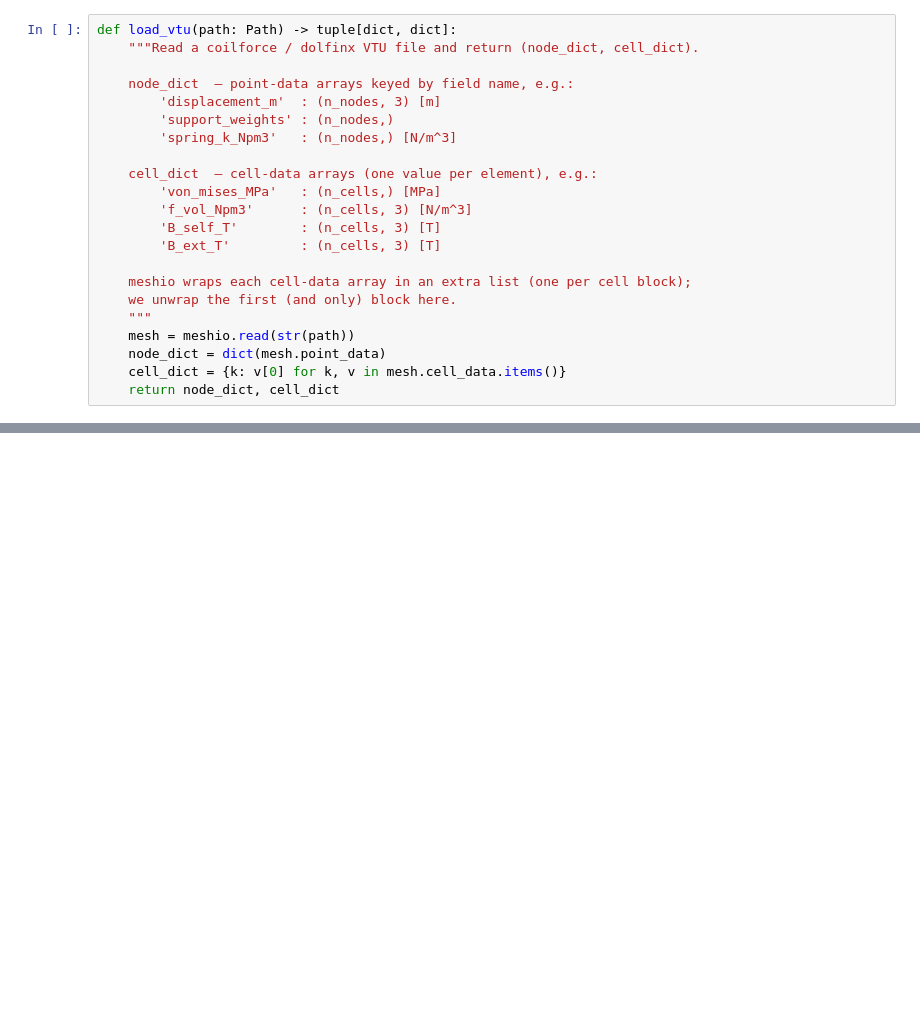
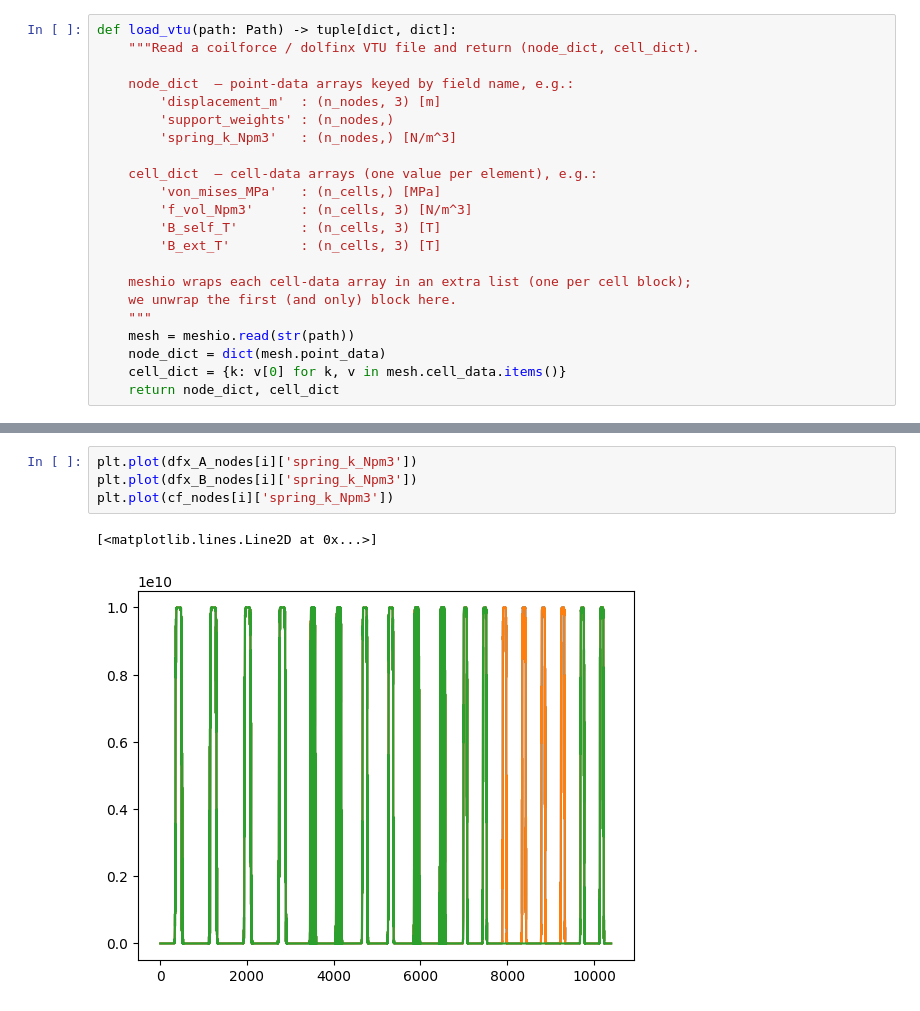
Before and after one commit to lankef/fem-data, a Jupyter notebook: w7x-convergence/plotting.ipynb, the cells around one changed output, grey strips where cells are left out. Drawn from its saved outputs; the diff is of its cells as text; blank space fills up the shorter version.

```diff
--- a/w7x-convergence/plotting.ipynb
+++ b/w7x-convergence/plotting.ipynb
@@ -120,0 +128,7 @@ plt.plot(cf_nodes[0]['displacement_m'][:, 0])
+# %%
+plt.plot(dfx_A_nodes[i]['spring_k_Npm3'])
+plt.plot(dfx_B_nodes[i]['spring_k_Npm3'])
+plt.plot(cf_nodes[i]['spring_k_Npm3'])
+# %% [output]
+[<matplotlib.lines.Line2D at 0x...>]
+[figure, added]
```
Also changed, not shown: parts of 12 cells of this notebook, 33 other files.
